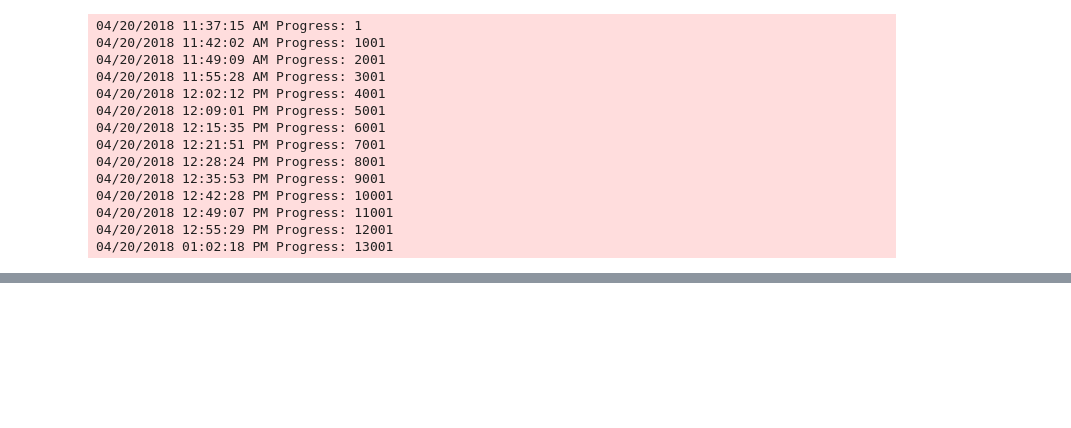
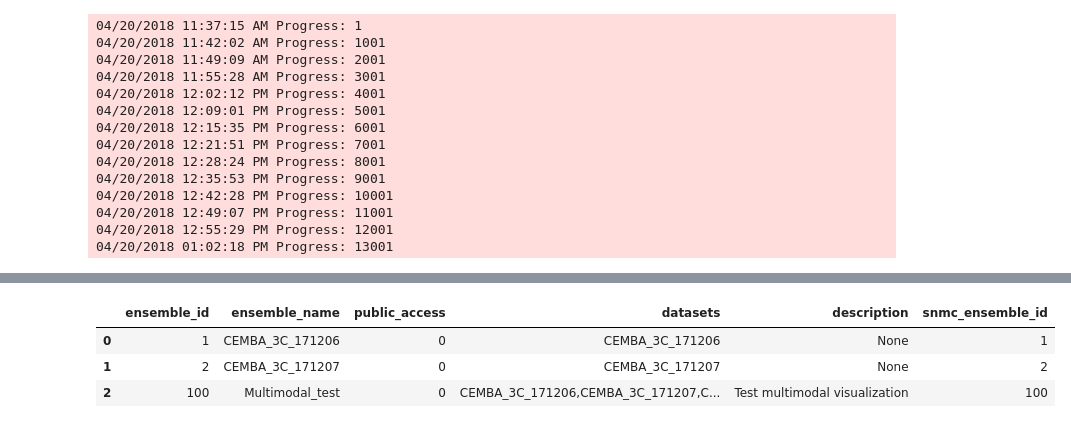
Before and after one commit to mukamel-lab-team/snmcseq, a Jupyter notebook: update_mysql_ATAC.ipynb, the cells around one changed output, grey strips where cells are left out. Drawn from its saved outputs; the diff is of its cells as text; code cells hidden in the pictures; blank space fills up the shorter version.

```diff
--- a/update_mysql_ATAC.ipynb
+++ b/update_mysql_ATAC.ipynb
@@ -488,0 +605,11 @@ for i, gene_table in enumerate(gene_tables):
+# %%
+engine_old = connect_sql('CEMBA_snATAC')
+
+sql = 'SELECT * from ensembles'
+df = pd.read_sql(sql, engine_old)
+df.head()
+# %% [output]
+|  | ensemble_id | ensemble_name | public_access | datasets | description | snmc_ensemble_id |
+| 0 | 1 | CEMBA_3C_171206 | 0 | CEMBA_3C_171206 | None | 1 |
+| 1 | 2 | CEMBA_3C_171207 | 0 | CEMBA_3C_171207 | None | 2 |
+| 2 | 100 | Multimodal_test | 0 | CEMBA_3C_171206,CEMBA_3C_171207,C... | Test multimodal visualization | 100 |
```
Also changed, not shown: parts of 25 cells of this notebook, 28 other files.
